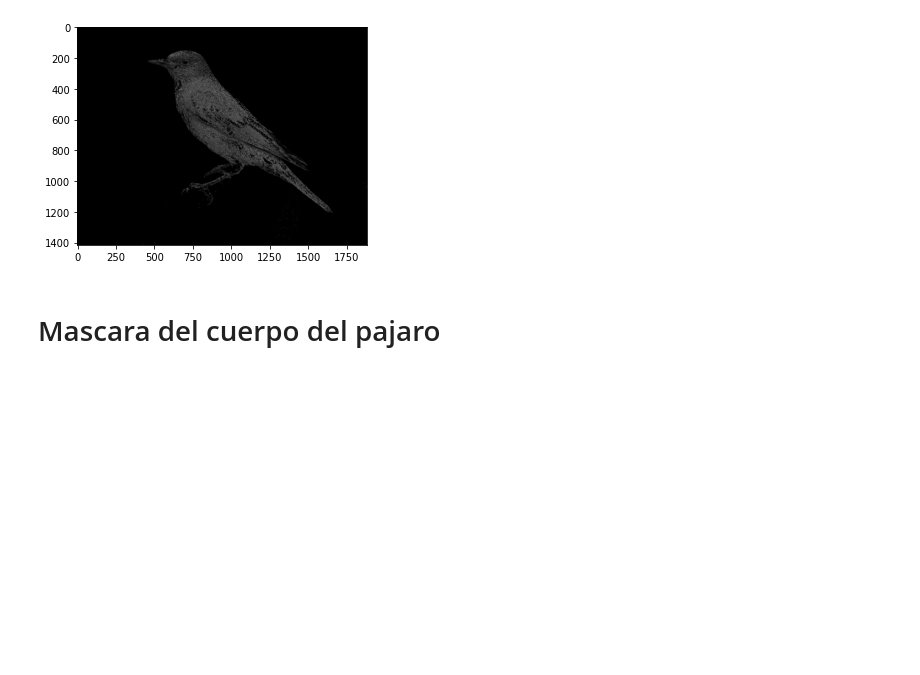
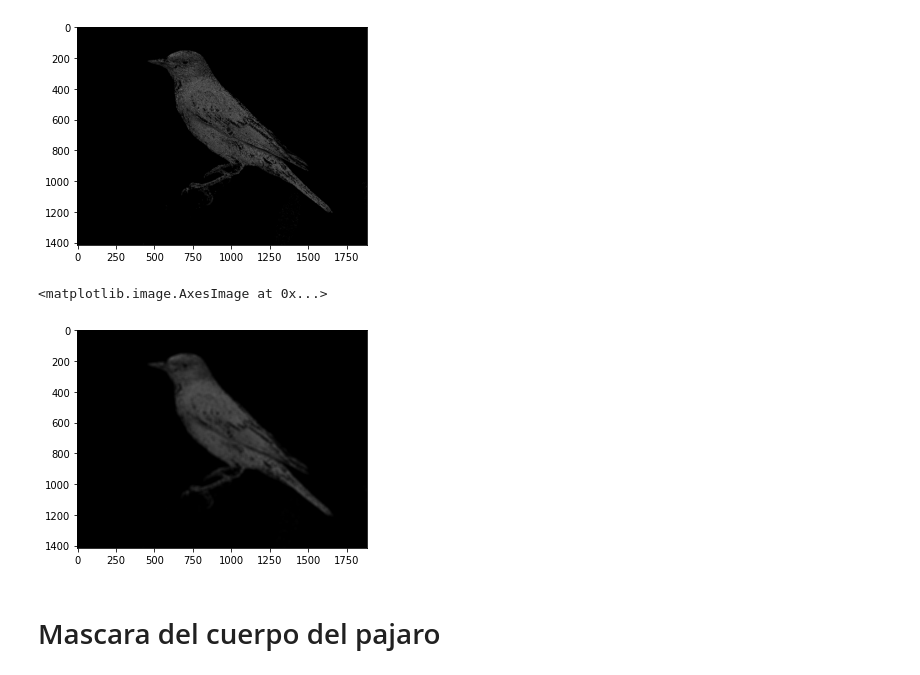
Before and after one commit to LuFernandez/imagaynes, a Jupyter notebook: Color/Pajaro.ipynb, the cells around one changed output. Saved outputs shown, nothing was run; the diff lists cells and outputs as text; code cells hidden in the pictures; blank space fills up the shorter version.

```diff
--- a/Color/Pajaro.ipynb
+++ b/Color/Pajaro.ipynb
@@ -58,6 +60,13 @@ plt.imshow(grayscale_blue_img.astype(int))
 # %% [output]
 <matplotlib.image.AxesImage at 0x...>
 [figure]
+# %%
+lp = np.ones(shape=(20,20))/400.
+lp_img = cv2.filter2D(grayscale_blue_img.astype(float),-1,lp)
+plt.imshow(lp_img.astype(int))
+# %% [output]
+<matplotlib.image.AxesImage at 0x...>
+[figure, added]
 # %% [markdown]
 # Mascara del cuerpo del pajaro
 # %%
```
Also changed, not shown: parts of 5 cells of this notebook.
